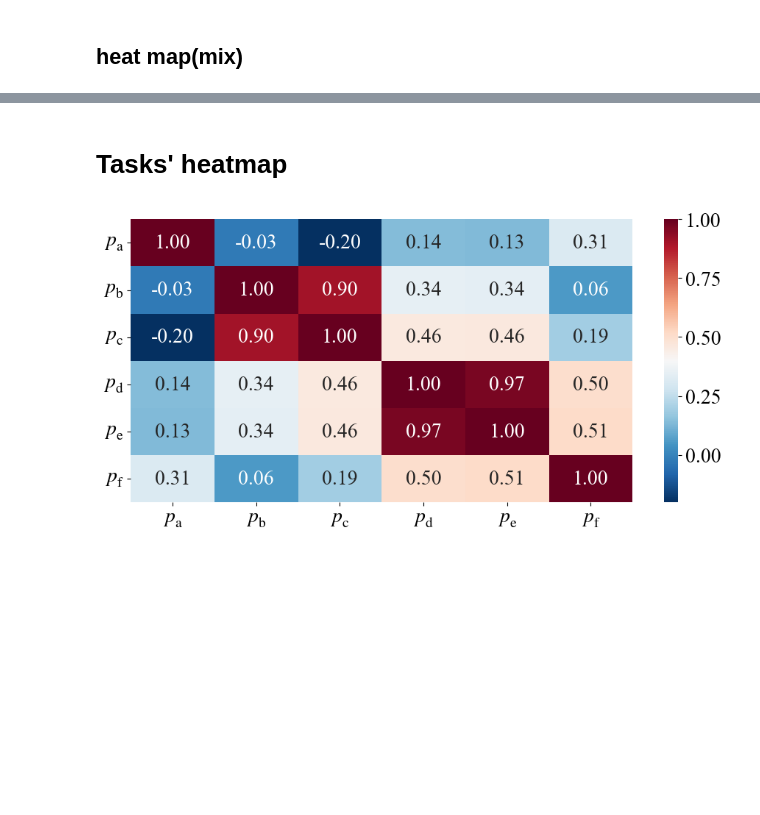
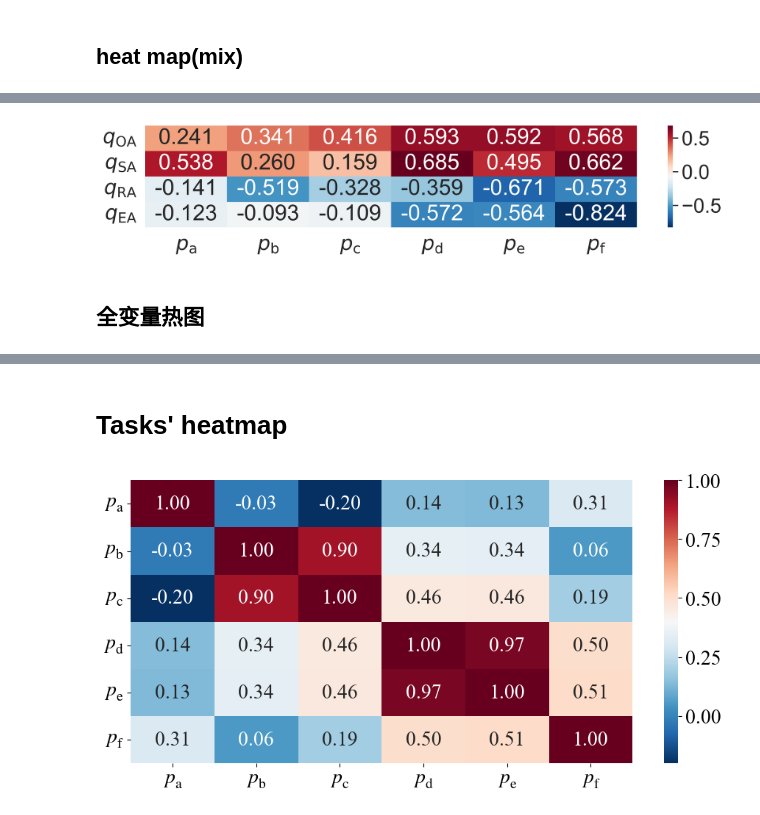
Before and after one commit to Ashkf/RDCVC, a Jupyter notebook: src/RDCVC/notebooks/Plot.ipynb, the cells around one changed output, grey strips where cells are left out. Cells and saved outputs as stored; diff of their text form; code cells hidden in the pictures; blank space fills up the shorter version.

```diff
--- a/src/RDCVC/notebooks/Plot.ipynb
+++ b/src/RDCVC/notebooks/Plot.ipynb
@@ -276,0 +323,24 @@ plt.show()
+# %%
+df_all = pd.read_csv("/workspace/data/processed/rdc_data_cleaned.csv")
+corr_matrix = df_all.corr()  # 相关系数矩阵
+
+# 创建新的 DataFrame，包含 受控特征 和 决策特征 的相关系数
+_relevant_corr_matrix_controlled = corr_matrix.loc[
+    featName_controlled_VOL, featName_controlled_PRES
+]
+_relevant_corr_matrix_controlled.loc["TOT_EXH_VOL", "RM5_PRES"] = -0.823931
+_relevant_corr_matrix_controlled.loc["TOT_EXH_VOL", "RM2_PRES"] = -0.092712
+_relevant_corr_matrix_controlled.loc["TOT_EXH_VOL", "RM6_PRES"] = -0.108963
+_relevant_corr_matrix_controlled.loc["TOT_EXH_VOL", "RM4_PRES"] = -0.563931
+_relevant_corr_matrix_controlled.loc["TOT_EXH_VOL", "RM3_PRES"] = -0.5723931
+_relevant_corr_matrix_controlled.loc["TOT_RET_VOL", "RM1_PRES"] = -0.241335
+_relevant_corr_matrix_controlled.loc["TOT_RET_VOL", "RM2_PRES"] = -0.518957
+_relevant_corr_matrix_controlled.loc["TOT_RET_VOL", "RM3_PRES"] = -0.358657
+_relevant_corr_matrix_controlled.loc["TOT_RET_VOL", "RM4_PRES"] = -0.671041
+_relevant_corr_matrix_controlled.loc["TOT_RET_VOL", "RM5_PRES"] = -0.573017
+_relevant_corr_matrix_controlled.loc["TOT_RET_VOL", "RM1_PRES"] = -0.141335
+_relevant_corr_matrix_controlled.loc["TOT_SUPP_VOL", "RM3_PRES"] = 0.684921
+_relevant_corr_matrix_controlled.loc["TOT_SUPP_VOL", "RM2_PRES"] = 0.259815
+_relevant_corr_matrix_controlled.loc["TOT_SUPP_VOL", "RM6_PRES"] = 0.159347
+
+_relevant_corr_matrix_controlled
@@ -276,0 +402,15 @@ plt.show()
+# %%
+plt.figure(figsize=(12, 2), dpi=600)  # 设置图像的大小
+sns.set(font_scale=2)
+sns.heatmap(_relevant_corr_matrix_controlled, annot=True, fmt=".3f", cmap="RdBu_r")
+# ------------------------- 修改轴标签 ------------------------ #
+plt.gca().set_xticklabels(featName_controlled_PRES_latex, rotation=0)
+plt.gca().set_yticklabels(featName_controlled_VOL_latex)
+# ------------------------- 设置图标题 ------------------------ #
+# plt.title("Correlation Heatmap")
+plt.savefig("/workspace/figs/heatmap/heatmap.eps", dpi=600, bbox_inches="tight")
+plt.show()
+# %% [output]
+[figure, added]
+# %% [markdown]
+## 全变量热图
```
Also changed, not shown: parts of 21 cells of this notebook, 4 other files.
